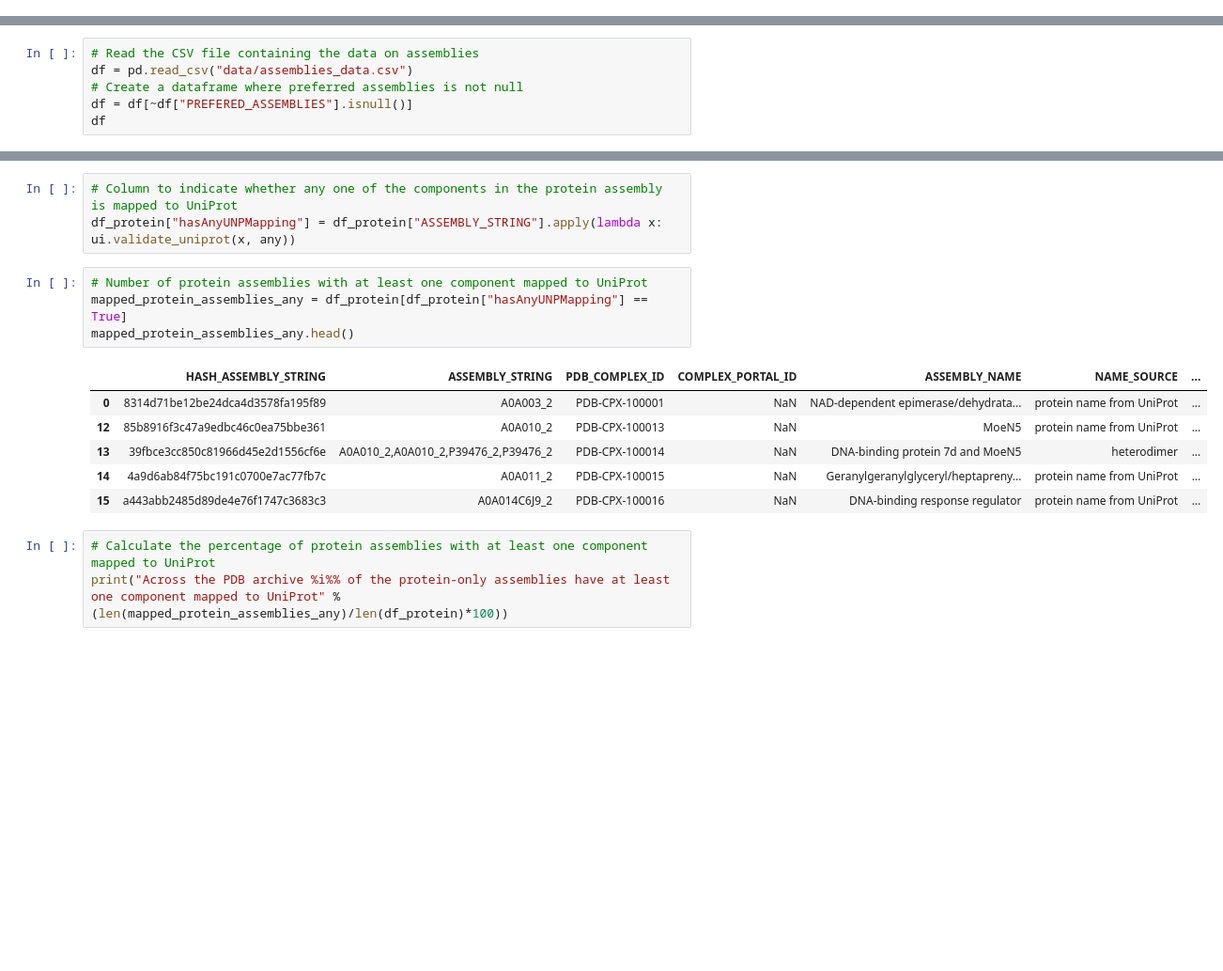
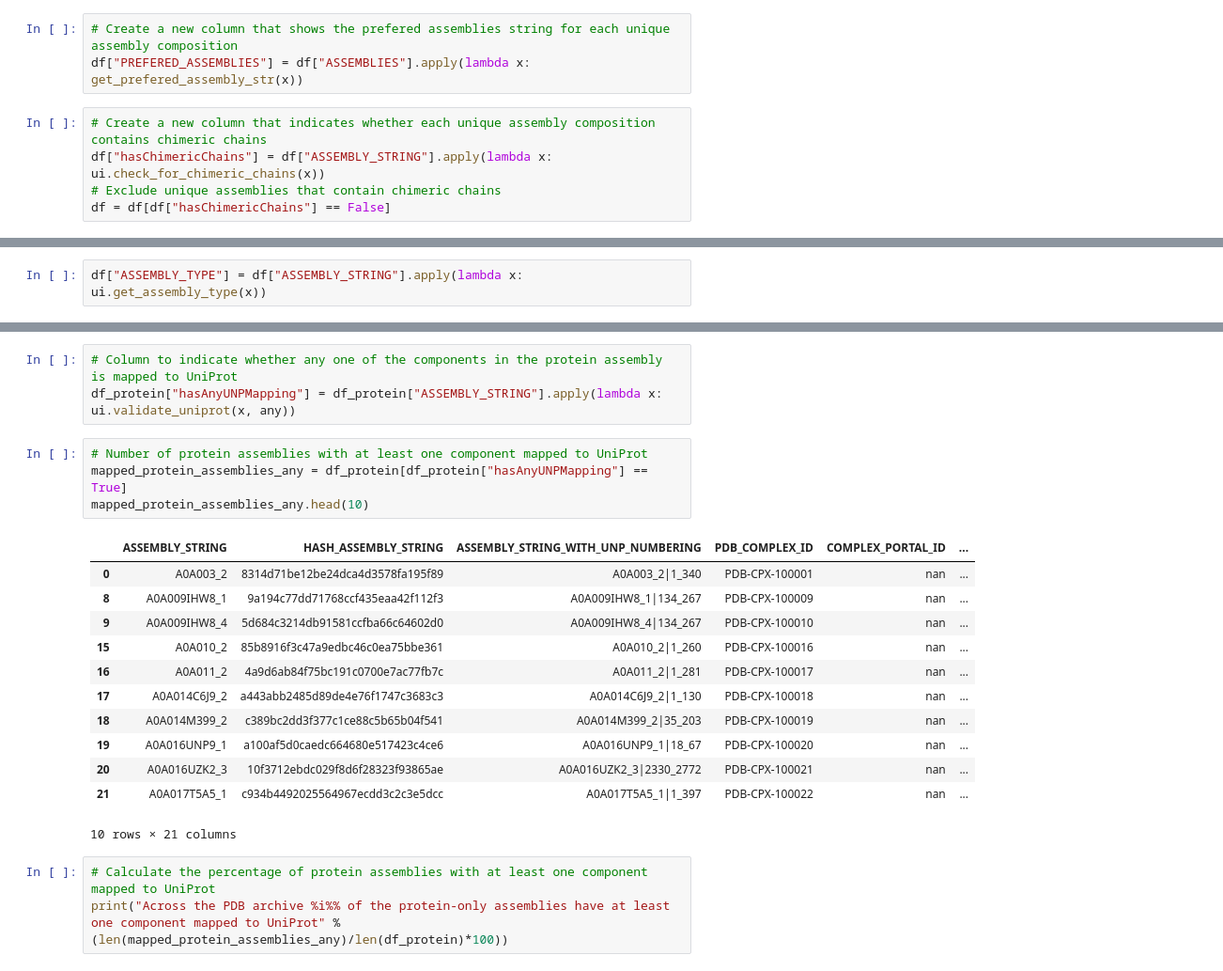
Before and after one commit to PDBe-KB/pdbe-assemblies-analysis, a Jupyter notebook: assemblies_analysis.ipynb, the cells around one changed output, grey strips where cells are left out. Shown at 94% size. Saved outputs shown, nothing was run; the diff lists cells and outputs as text; blank space fills up the shorter version.

```diff
--- a/assemblies_analysis.ipynb
+++ b/assemblies_analysis.ipynb
@@ -37,0 +62,8 @@ from scripts.constants import UNIPROT_PATTERN, RFAM_PATTERN, RIBOSOMES_RFAM_MAPP
+# %%
+# Create a new column that shows the prefered assemblies string for each unique assembly composition
+df["PREFERED_ASSEMBLIES"] = df["ASSEMBLIES"].apply(lambda x: get_prefered_assembly_str(x))
+# %%
+# Create a new column that indicates whether each unique assembly composition contains chimeric chains
+df["hasChimericChains"] = df["ASSEMBLY_STRING"].apply(lambda x: ui.check_for_chimeric_chains(x))
+# Exclude unique assemblies that contain chimeric chains
+df = df[df["hasChimericChains"] == False]
@@ -38,3 +79,5 @@ from scripts.constants import UNIPROT_PATTERN, RFAM_PATTERN, RIBOSOMES_RFAM_MAPP
+# %%
+df["ASSEMBLY_TYPE"] = df["ASSEMBLY_STRING"].apply(lambda x: ui.get_assembly_type(x))
 # %% [markdown]
 ## 1) Assemblies analysis
 
@@ -44,6 +84,0 @@ This section contains some general analyses that were carried out on assemblies
-# %%
-# Read the CSV file containing the data on assemblies
-df = pd.read_csv("data/assemblies_data.csv")
-# Create a dataframe where preferred assemblies is not null
-df = df[~df["PREFERED_ASSEMBLIES"].isnull()]
-df
@@ -270,14 +291,20 @@ df_protein["hasAnyUNPMapping"] = df_protein["ASSEMBLY_STRING"].apply(lambda x: u
 # %%
 # Number of protein assemblies with at least one component mapped to UniProt
 mapped_protein_assemblies_any = df_protein[df_protein["hasAnyUNPMapping"] == True]
-mapped_protein_assemblies_any.head()
+mapped_protein_assemblies_any.head(10)
 # %% [output]
-|  | HASH_ASSEMBLY_STRING | ASSEMBLY_STRING | PDB_COMPLEX_ID | COMPLEX_PORTAL_ID | ASSEMBLY_NAME | NAME_SOURCE | ... |
-| 0 | 8314d71be12be24dca4d3578fa195f89 | A0A003_2 | PDB-CPX-100001 | NaN | NAD-dependent epimerase/dehydrata... | protein name from UniProt | ... |
-| 12 | 85b8916f3c47a9edbc46c0ea75bbe361 | A0A010_2 | PDB-CPX-100013 | NaN | MoeN5 | protein name from UniProt | ... |
-| 13 | 39fbce3cc850c81966d45e2d1556cf6e | A0A010_2,A0A010_2,P39476_2,P39476_2 | PDB-CPX-100014 | NaN | DNA-binding protein 7d and MoeN5 | heterodimer | ... |
-| 14 | 4a9d6ab84f75bc191c0700e7ac77fb7c | A0A011_2 | PDB-CPX-100015 | NaN | Geranylgeranylglyceryl/heptapreny... | protein name from UniProt | ... |
-| 15 | a443abb2485d89de4e76f1747c3683c3 | A0A014C6J9_2 | PDB-CPX-100016 | NaN | DNA-binding response regulator | protein name from UniProt | ... |
+|  | ASSEMBLY_STRING | HASH_ASSEMBLY_STRING | ASSEMBLY_STRING_WITH_UNP_NUMBERING | PDB_COMPLEX_ID | COMPLEX_PORTAL_ID | ... |
+| 0 | A0A003_2 | 8314d71be12be24dca4d3578fa195f89 | A0A003_2|1_340 | PDB-CPX-100001 | nan | ... |
+| 8 | A0A009IHW8_1 | 9a194c77dd71768ccf435eaa42f112f3 | A0A009IHW8_1|134_267 | PDB-CPX-100009 | nan | ... |
+| 9 | A0A009IHW8_4 | 5d684c3214db91581ccfba66c64602d0 | A0A009IHW8_4|134_267 | PDB-CPX-100010 | nan | ... |
+| 15 | A0A010_2 | 85b8916f3c47a9edbc46c0ea75bbe361 | A0A010_2|1_260 | PDB-CPX-100016 | nan | ... |
+| 16 | A0A011_2 | 4a9d6ab84f75bc191c0700e7ac77fb7c | A0A011_2|1_281 | PDB-CPX-100017 | nan | ... |
+| 17 | A0A014C6J9_2 | a443abb2485d89de4e76f1747c3683c3 | A0A014C6J9_2|1_130 | PDB-CPX-100018 | nan | ... |
+| 18 | A0A014M399_2 | c389bc2dd3f377c1ce88c5b65b04f541 | A0A014M399_2|35_203 | PDB-CPX-100019 | nan | ... |
+| 19 | A0A016UNP9_1 | a100af5d0caedc664680e517423c4ce6 | A0A016UNP9_1|18_67 | PDB-CPX-100020 | nan | ... |
+| 20 | A0A016UZK2_3 | 10f3712ebdc029f8d6f28323f93865ae | A0A016UZK2_3|2330_2772 | PDB-CPX-100021 | nan | ... |
+| 21 | A0A017T5A5_1 | c934b4492025564967ecdd3c2c3e5dcc | A0A017T5A5_1|1_397 | PDB-CPX-100022 | nan | ... |
+10 rows × 21 columns
 # %%
 # Calculate the percentage of protein assemblies with at least one component mapped to UniProt
 print("Across the PDB archive %i%% of the protein-only assemblies have at least one component mapped to UniProt" % (len(mapped_protein_assemblies_any)/len(df_protein)*100))
```
Also changed, not shown: parts of 107 cells of this notebook.
